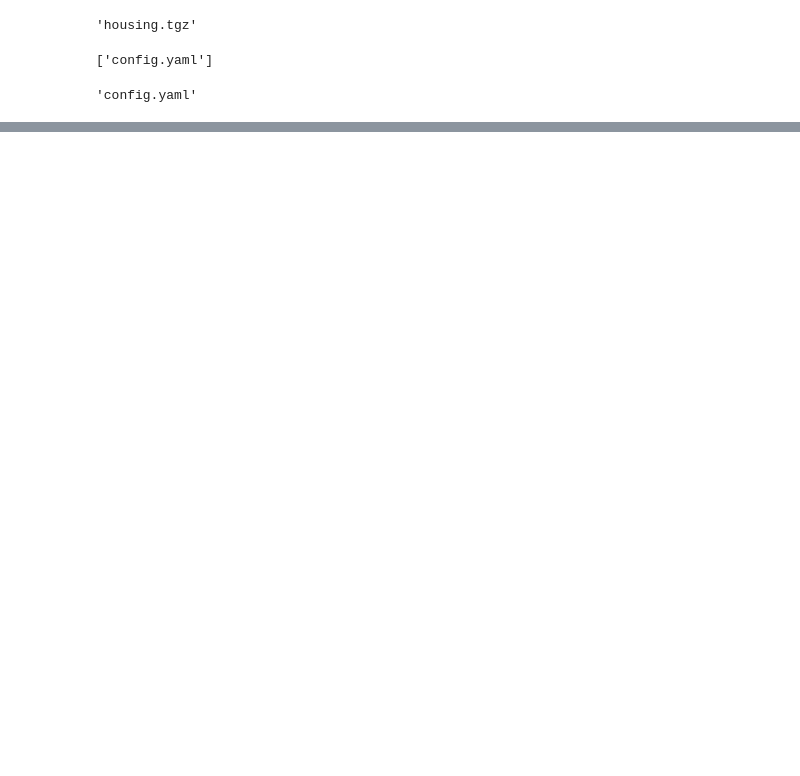
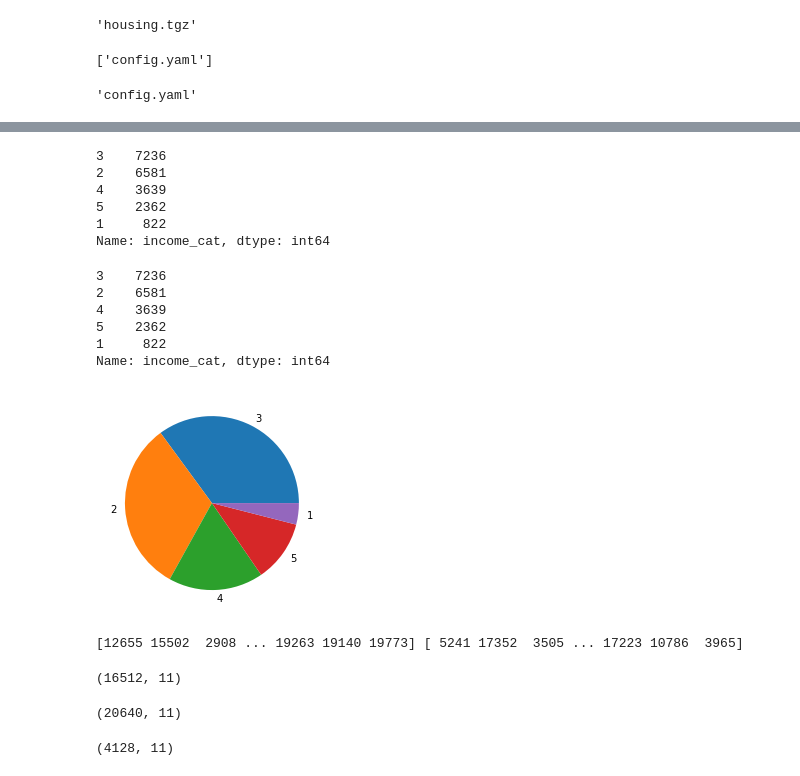
Before and after one commit to kazimusman/ML_project, a Jupyter notebook: notebook/example2.ipynb, the cells around one changed output, grey strips where cells are left out. Cells and saved outputs as stored; diff of their text form; code cells hidden in the pictures; blank space fills up the shorter version.

```diff
--- a/notebook/example2.ipynb
+++ b/notebook/example2.ipynb
@@ -44,2 +37,31 @@ Note: you may need to restart the kernel to use updated packages.
+# %%
+housing_data_frame["income_cat"] = pd.cut(
+housing_data_frame["median_income"],
+bins=[0.0, 1.5, 3.0, 4.5, 6.0, np.inf],
+labels=[1,2,3,4,5]
+)
+# %%
+housing_data_frame["income_cat"].value_counts()
+# %% [output]
+3    7236
+2    6581
+4    3639
+5    2362
+1     822
+Name: income_cat, dtype: int64
+# %%
+housing_data_frame.income_cat.value_counts()
+# %% [output]
+3    7236
+2    6581
+4    3639
+5    2362
+1     822
+Name: income_cat, dtype: int64
+# %%
+plt.pie(housing_data_frame.income_cat.value_counts(),labels=housing_data_frame.income_cat.value_counts().index)
+plt.show()
+# %% [output]
+[figure, added]
 # %%
 from sklearn.model_selection import StratifiedShuffleSplit
@@ -45,0 +70,5 @@ from sklearn.model_selection import StratifiedShuffleSplit
+# %%
+for train_ix, test_ix in split.split(housing_data_frame,housing_data_frame["income_cat"]):
+    print(train_ix,test_ix)
+# %% [output]
+[12655 15502  2908 ... 19263 19140 19773] [ 5241 17352  3505 ... 17223 10786  3965]
@@ -45,0 +77,8 @@ from sklearn.model_selection import StratifiedShuffleSplit
+# %%
+train_df.shape
+# %% [output]
+(16512, 11)
+# %%
+housing_data_frame.shape
+# %% [output]
+(20640, 11)
@@ -45,0 +87,4 @@ from sklearn.model_selection import StratifiedShuffleSplit
+# %%
+test_df.shape
+# %% [output]
+(4128, 11)
```
Also changed, not shown: parts of 20 cells of this notebook, 6 other files.
